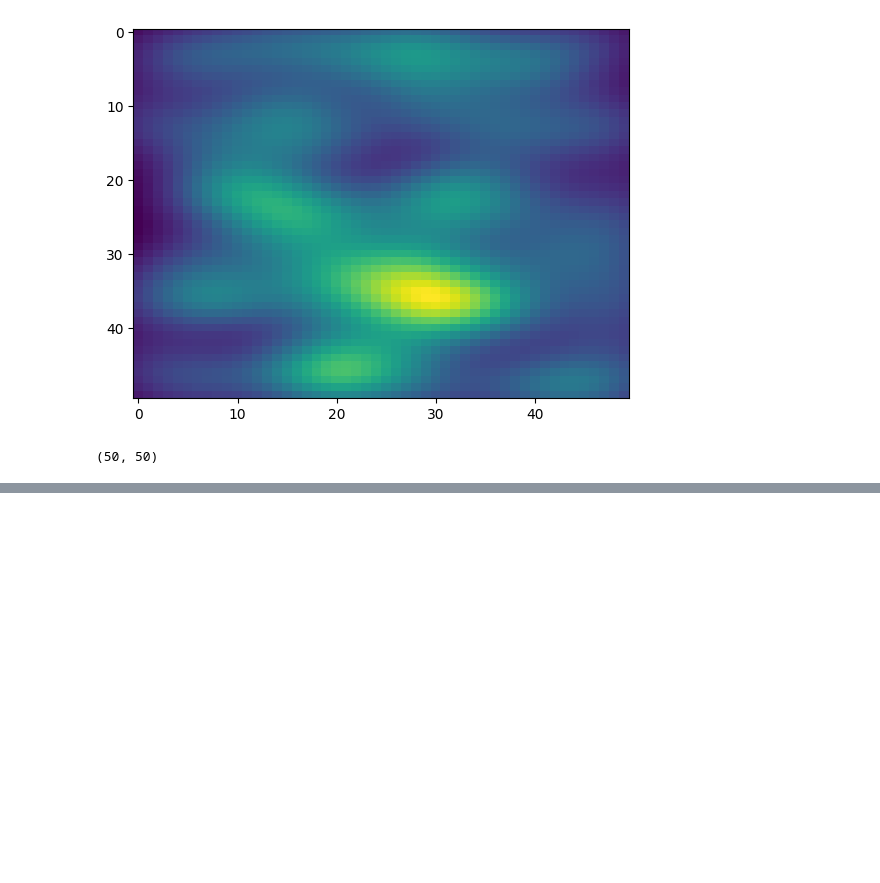
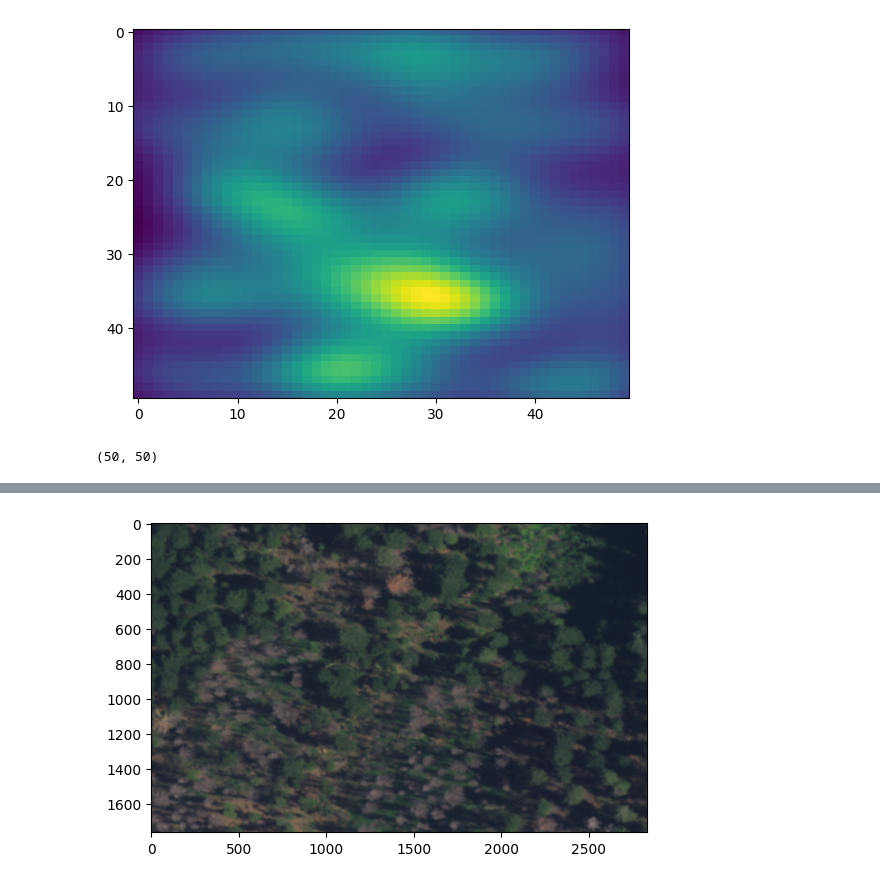
Before and after one commit to pilipb/BioAI, a Jupyter notebook: deepforest_test.ipynb, the cells around one changed output, grey strips where cells are left out. Saved outputs shown, nothing was run; the diff lists cells and outputs as text; code cells hidden in the pictures; blank space fills up the shorter version.

```diff
--- a/deepforest_test.ipynb
+++ b/deepforest_test.ipynb
@@ -217,0 +190,18 @@ True
+# %%
+# view downloaded image
+image = rasterio.open("download_sat_image.tif")
+image = image.read()
+image = np.moveaxis(image, 0, -1)
+image = image.squeeze()
+plt.imshow(image)
+
+plt.show()
+
+# # view downloaded jpg image
+# image = Image.open("download_sat_image.jpg")
+# image = np.array(image)
+# plt.figure(figsize=(20, 20))
+# plt.imshow(image)
+# plt.show()
+# %% [output]
+[figure, added]
```
Also changed, not shown: parts of 5 cells of this notebook.
